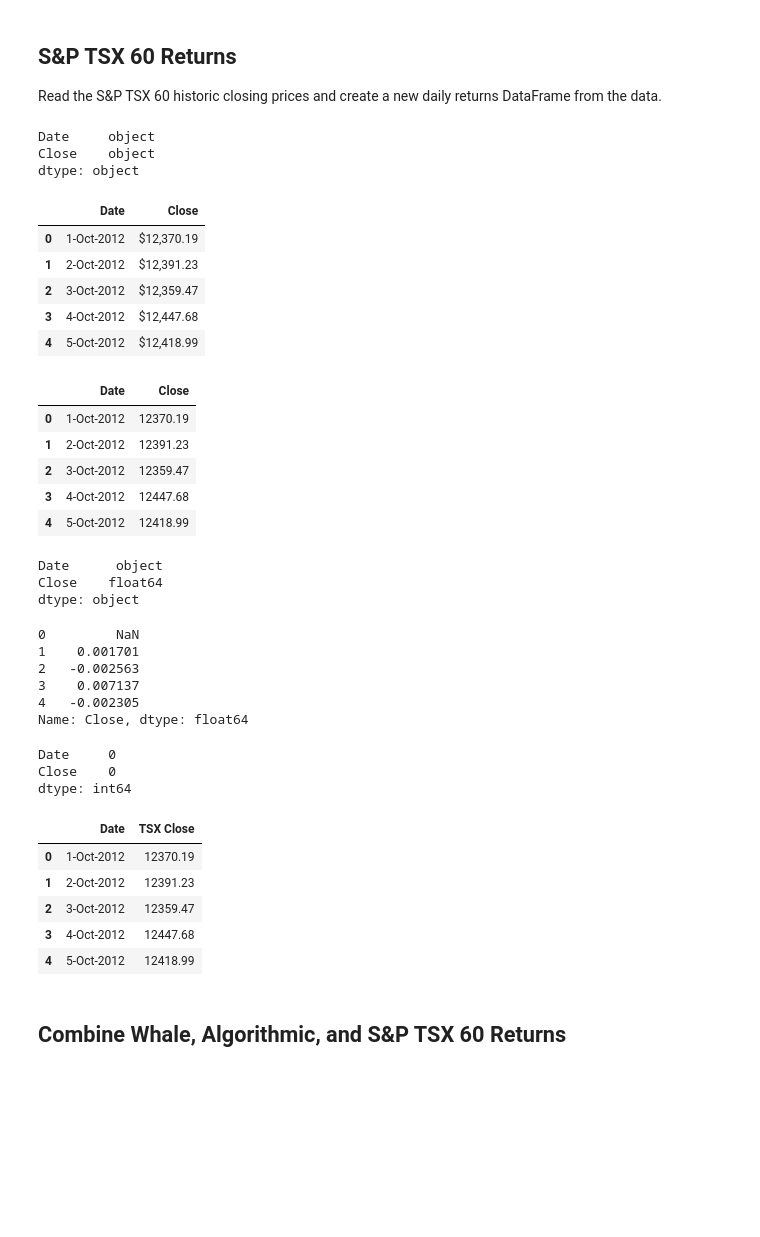
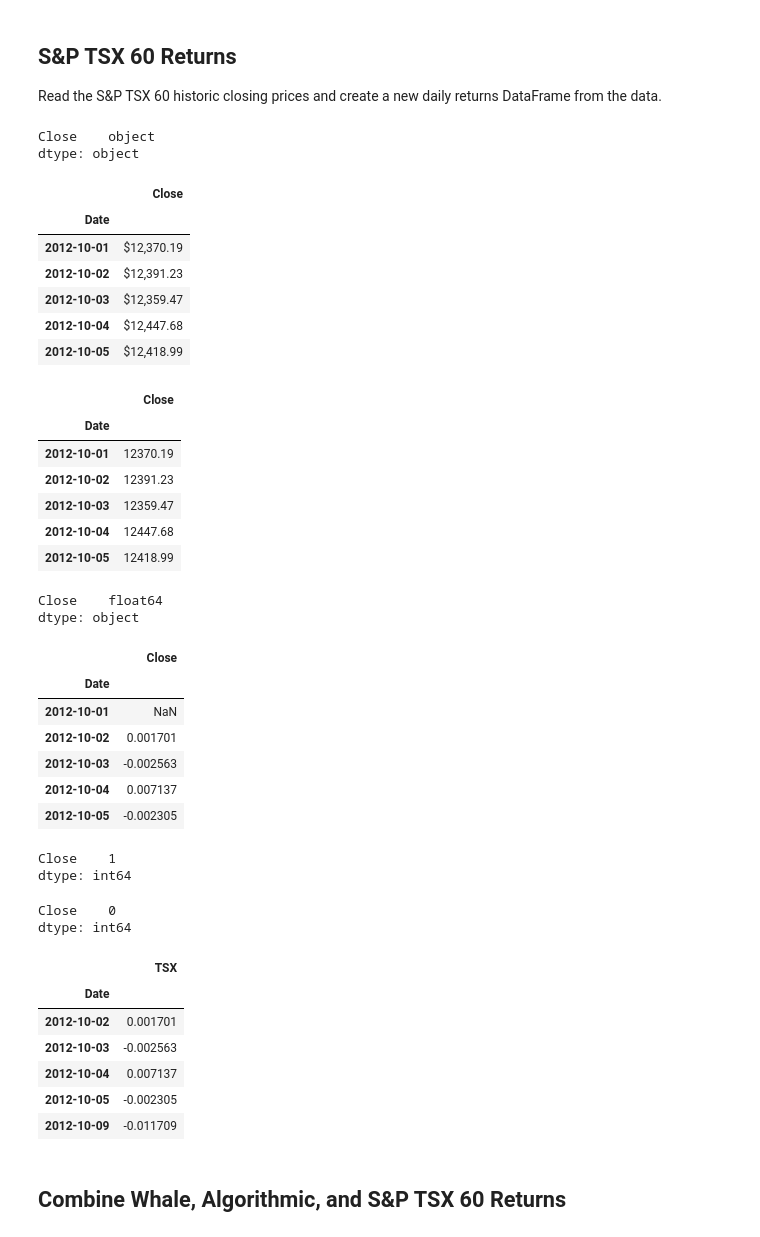
Before and after one commit to mr-alex-leonov/A-Whale-of-the-Port-folio-, a Jupyter notebook: whale_analysis.ipynb, the cells around one changed output. Saved outputs shown, nothing was run; the diff lists cells and outputs as text; code cells hidden in the pictures; blank space fills up the shorter version.

```diff
--- a/whale_analysis.ipynb
+++ b/whale_analysis.ipynb
@@ -128,23 +137,23 @@ dtype: int64
 Read the S&P TSX 60 historic closing prices and create a new daily returns DataFrame from the data.
 # %%
 # Reading S&P TSX 60 Closing Prices
-sp_tsx_history_df = pd.read_csv(sp_tsx_history_path)
+sp_tsx_history_df = pd.read_csv(sp_tsx_history_path, index_col="Date", parse_dates=True, infer_datetime_format=True)
 # %%
 # Check Data Types
 sp_tsx_history_df.dtypes
 # %% [output]
-Date     object
 Close    object
 dtype: object
 # %%
 sp_tsx_history_df.head()
 # %% [output]
-|  | Date | Close |
-| 0 | 1-Oct-2012 | $12,370.19 |
-| 1 | 2-Oct-2012 | $12,391.23 |
-| 2 | 3-Oct-2012 | $12,359.47 |
-| 3 | 4-Oct-2012 | $12,447.68 |
-| 4 | 5-Oct-2012 | $12,418.99 |
+|  | Close |
+| Date |  |
+| 2012-10-01 | $12,370.19 |
+| 2012-10-02 | $12,391.23 |
+| 2012-10-03 | $12,359.47 |
+| 2012-10-04 | $12,447.68 |
+| 2012-10-05 | $12,418.99 |
 # %%
 # Fix Data Types
 sp_tsx_history_df['Close'] = sp_tsx_history_df['Close'].replace({'\$':'',',':''}, regex = True)
@@ -152,47 +161,56 @@ sp_tsx_history_df['Close'] = sp_tsx_history_df['Close'].astype('float')
 # %%
 sp_tsx_history_df.head()
 # %% [output]
-|  | Date | Close |
-| 0 | 1-Oct-2012 | 12370.19 |
-| 1 | 2-Oct-2012 | 12391.23 |
-| 2 | 3-Oct-2012 | 12359.47 |
-| 3 | 4-Oct-2012 | 12447.68 |
-| 4 | 5-Oct-2012 | 12418.99 |
+|  | Close |
+| Date |  |
+| 2012-10-01 | 12370.19 |
+| 2012-10-02 | 12391.23 |
+| 2012-10-03 | 12359.47 |
+| 2012-10-04 | 12447.68 |
+| 2012-10-05 | 12418.99 |
 # %%
 sp_tsx_history_df.dtypes
 # %% [output]
-Date      object
 Close    float64
 dtype: object
 # %%
 # Calculate Daily Returns
-daily_returns_tsx = sp_tsx_history_df['Close'].pct_change()
+daily_returns_tsx = sp_tsx_history_df.pct_change()
 daily_returns_tsx.head()
 # %% [output]
-0         NaN
-1    0.001701
-2   -0.002563
-3    0.007137
-4   -0.002305
-Name: Close, dtype: float64
+|  | Close |
+| Date |  |
+| 2012-10-01 | NaN |
+| 2012-10-02 | 0.001701 |
+| 2012-10-03 | -0.002563 |
+| 2012-10-04 | 0.007137 |
+| 2012-10-05 | -0.002305 |
 # %%
 # Drop nulls
-sp_tsx_history_df.isnull().sum()
+daily_returns_tsx.isnull().sum()
 # %% [output]
-Date     0
-Close    0
+Close    1
 dtype: int64
+# %%
+daily_returns_tsx.dropna(inplace=True)
+# %%
+daily_returns_tsx.isnull().sum()
+# %% [output]
+Close    0
+dtype: int64
 # %%
 # Rename `Close` Column to be specific to this portfolio.
-sp_tsx_history_df = sp_tsx_history_df.rename(columns={"Close":"TSX Close"})
+## Rename doesn't seem to work
+daily_returns_tsx.columns = ["TSX"]
 # %%
-sp_tsx_history_df.head()
+daily_returns_tsx.head()
 # %% [output]
-|  | Date | TSX Close |
-| 0 | 1-Oct-2012 | 12370.19 |
-| 1 | 2-Oct-2012 | 12391.23 |
-| 2 | 3-Oct-2012 | 12359.47 |
-| 3 | 4-Oct-2012 | 12447.68 |
-| 4 | 5-Oct-2012 | 12418.99 |
+|  | TSX |
+| Date |  |
+| 2012-10-02 | 0.001701 |
+| 2012-10-03 | -0.002563 |
+| 2012-10-04 | 0.007137 |
+| 2012-10-05 | -0.002305 |
+| 2012-10-09 | -0.011709 |
 # %% [markdown]
 ## Combine Whale, Algorithmic, and S&P TSX 60 Returns
```
Also changed, not shown: parts of 19 cells of this notebook.
